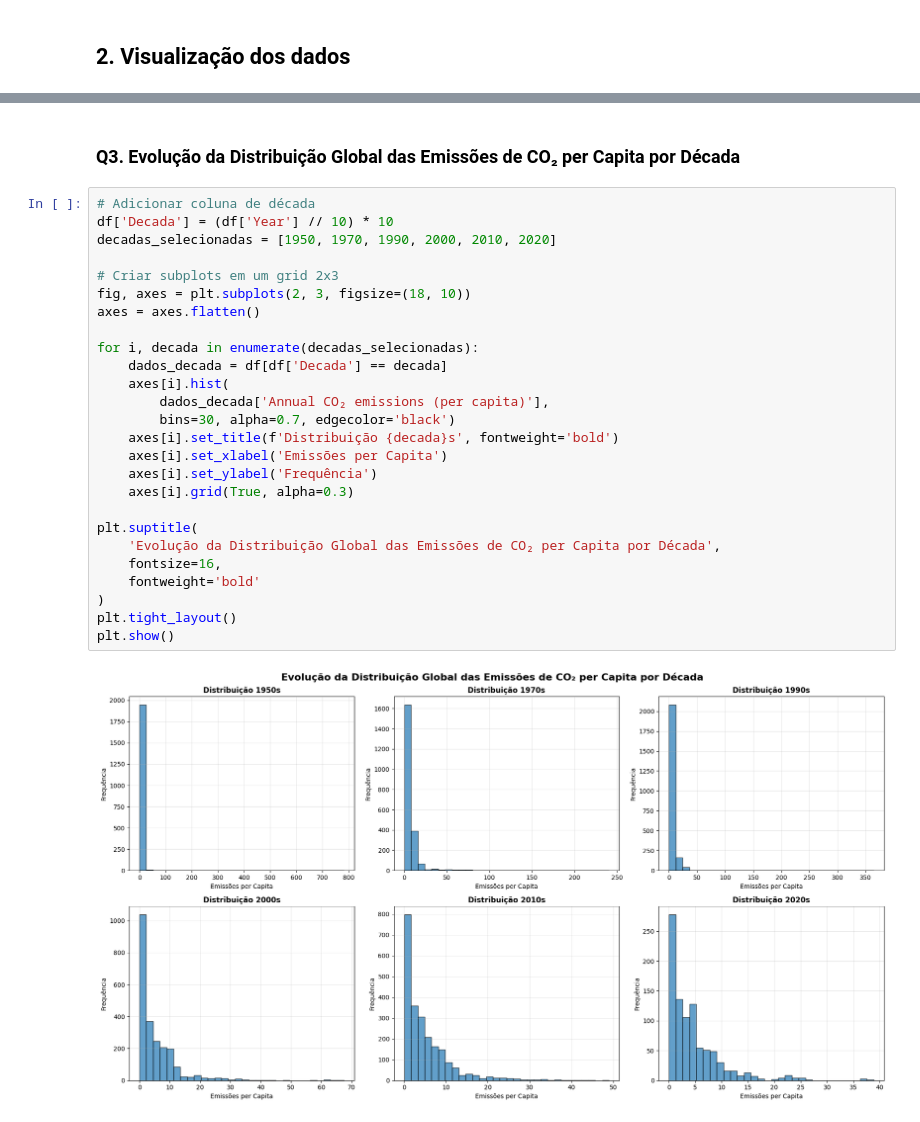
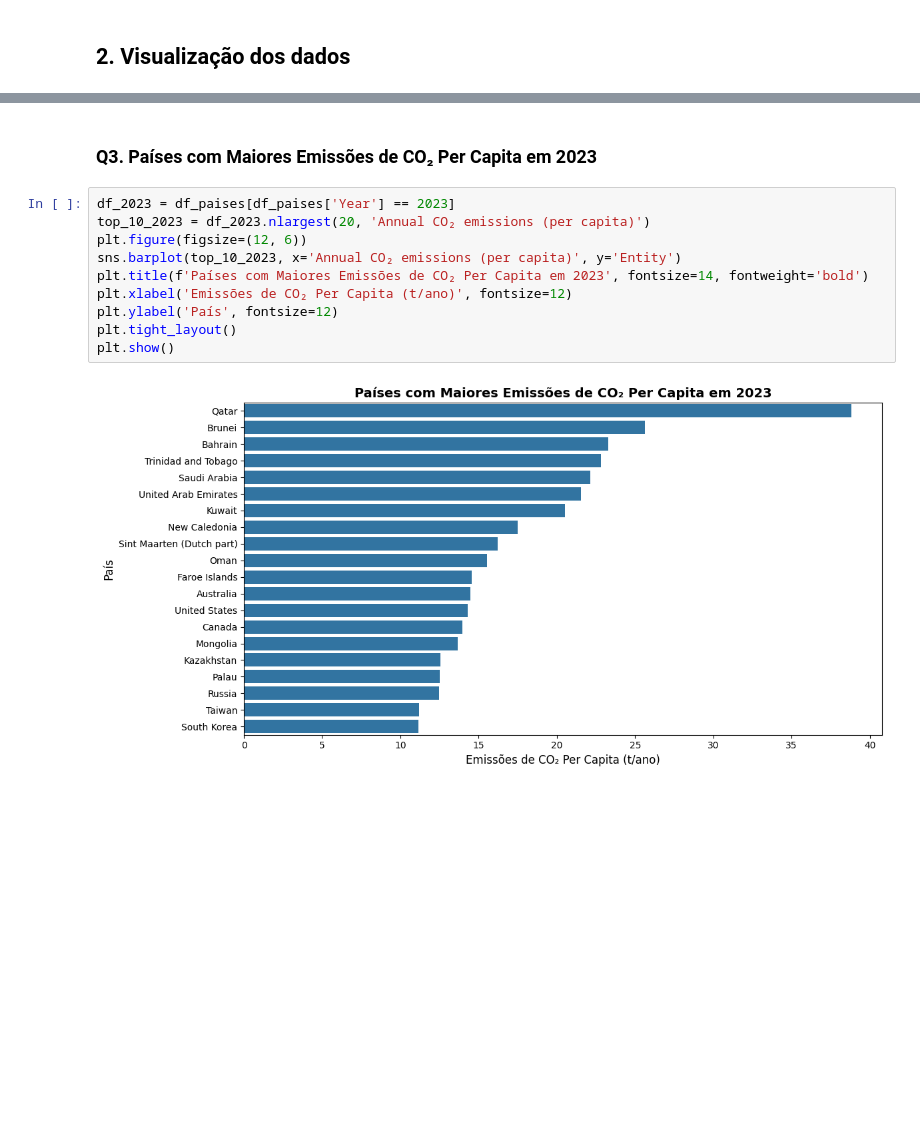
Before and after one commit to EmanoelVitor/co-emissions-per-capita, a Jupyter notebook: notebooks/co-emissions-per-capita.ipynb, the cells around one changed output, grey strips where cells are left out. Saved outputs shown, nothing was run; the diff lists cells and outputs as text; blank space fills up the shorter version.

```diff
--- a/notebooks/co-emissions-per-capita.ipynb
+++ b/notebooks/co-emissions-per-capita.ipynb
@@ -165,30 +427,14 @@ plt.show()
-# %% [markdown]
-### Q3. Evolução da Distribuição Global das Emissões de CO₂ per Capita por Década
-# %%
-# Adicionar coluna de década
-df['Decada'] = (df['Year'] // 10) * 10
-decadas_selecionadas = [1950, 1970, 1990, 2000, 2010, 2020]
-
-# Criar subplots em um grid 2x3
-fig, axes = plt.subplots(2, 3, figsize=(18, 10))
-axes = axes.flatten()
-
-for i, decada in enumerate(decadas_selecionadas):
-    dados_decada = df[df['Decada'] == decada]
-    axes[i].hist(
-        dados_decada['Annual CO₂ emissions (per capita)'],
-        bins=30, alpha=0.7, edgecolor='black')
-    axes[i].set_title(f'Distribuição {decada}s', fontweight='bold')
-    axes[i].set_xlabel('Emissões per Capita')
-    axes[i].set_ylabel('Frequência')
-    axes[i].grid(True, alpha=0.3)
-
-plt.suptitle(
-    'Evolução da Distribuição Global das Emissões de CO₂ per Capita por Década',
-    fontsize=16,
-    fontweight='bold'
-)
-plt.tight_layout()
-plt.show()
-# %% [output]
-[figure, removed]
+# %% [markdown]
+### Q3. Países com Maiores Emissões de CO₂ Per Capita em 2023
+# %%
+df_2023 = df_paises[df_paises['Year'] == 2023]
+top_10_2023 = df_2023.nlargest(20, 'Annual CO₂ emissions (per capita)')
+plt.figure(figsize=(12, 6))
+sns.barplot(top_10_2023, x='Annual CO₂ emissions (per capita)', y='Entity')
+plt.title(f'Países com Maiores Emissões de CO₂ Per Capita em 2023', fontsize=14, fontweight='bold')
+plt.xlabel('Emissões de CO₂ Per Capita (t/ano)', fontsize=12)
+plt.ylabel('País', fontsize=12)
+plt.tight_layout()
+plt.show()
+# %% [output]
+[figure, added]
```
Also changed, not shown: parts of 55 cells of this notebook, 1 other file.
